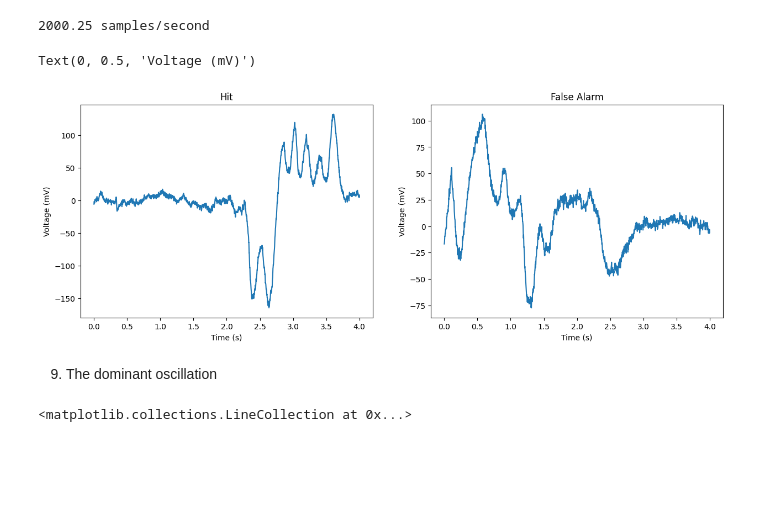
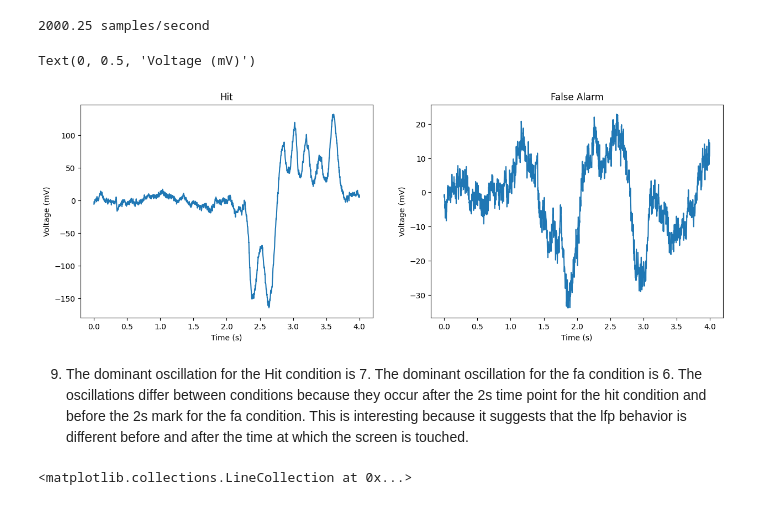
Before and after one commit to leahkb/Boyle_NEUR265, a Jupyter notebook: homework/coding_homework_7.ipynb, the cells around one changed output. Drawn from its saved outputs; the diff is of its cells as text; code cells hidden in the pictures; blank space fills up the shorter version.

```diff
--- a/homework/coding_homework_7.ipynb
+++ b/homework/coding_homework_7.ipynb
@@ -43,23 +45,23 @@ print(sr, "samples/second")
 # %%
 #8. Plot the first trial of acc_hits in one subplot
 #   Plot the first trial of acc_fa in another subplot
 
 fig, ax = plt.subplots(1,2 , figsize=(15,5))
 ax[0].plot(time, acc_hits[0])
-ax[1].plot(time, acc_fa[1])
+ax[1].plot(time, acc_fa[0])
 
 ax[0].set_title("Hit")
 ax[0].set_xlabel("Time (s)")
 ax[0].set_ylabel("Voltage (mV)")
 
 ax[1].set_title("False Alarm")
 ax[1].set_xlabel("Time (s)")
 ax[1].set_ylabel("Voltage (mV)")
 # %% [output]
 Text(0, 0.5, 'Voltage (mV)')
-[figure, old version]
+[figure, new version]
-# %% [markdown]
-9. The dominant oscillation
+# %% [markdown]
+9. The dominant oscillation for the Hit condition is 7. The dominant oscillation for the fa condition is 6. The oscillations differ between conditions because they occur after the 2s time point for the hit condition and before the 2s mark for the fa condition. This is interesting because it suggests that the lfp behavior is different before and after the time at which the screen is touched.
 # %%
 #10. Compare LFPs between fa and hits using ERP
 
```
Also changed, not shown: parts of 1 cell of this notebook.
